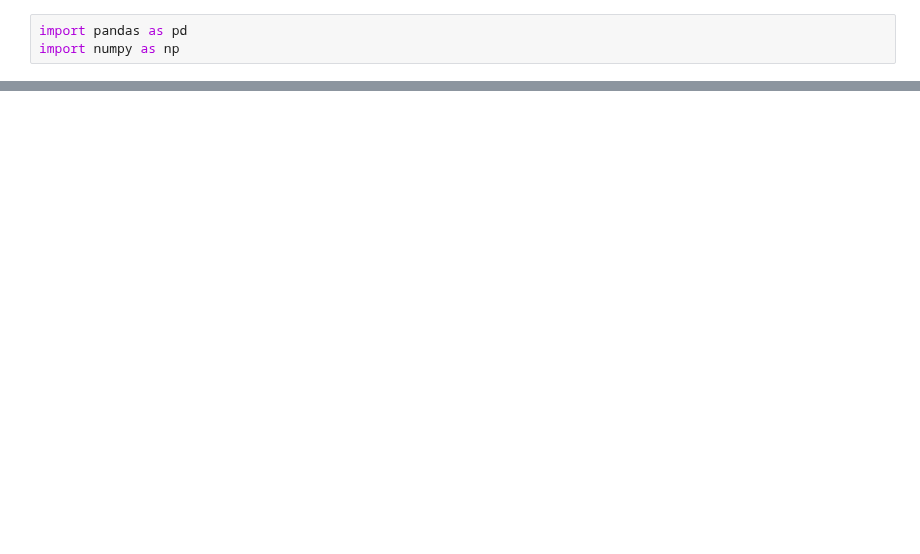
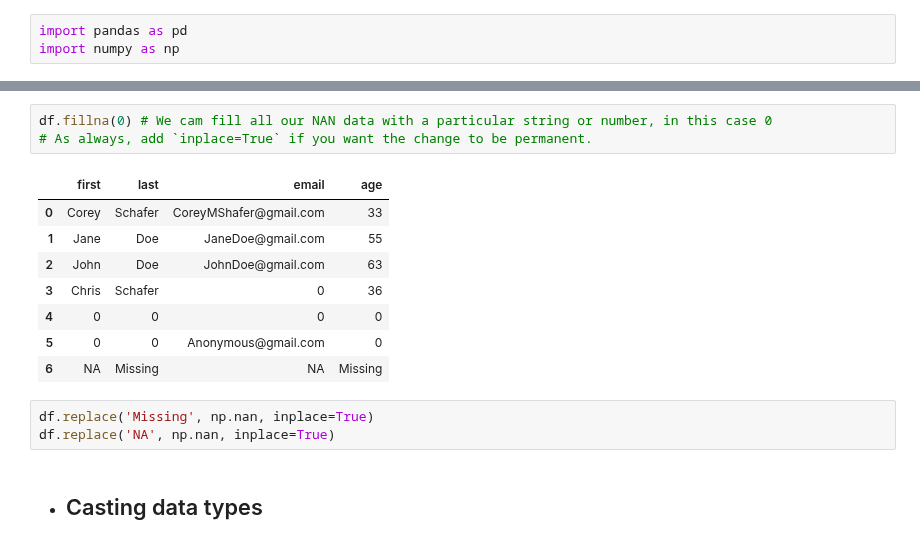
Before and after one commit to Ronnie5562/ML002, a Jupyter notebook: Section2/Pandas/Data_cleaning.ipynb, the cells around one changed output, grey strips where cells are left out. Cells and saved outputs as stored; diff of their text form; blank space fills up the shorter version.

```diff
--- a/Section2/Pandas/Data_cleaning.ipynb
+++ b/Section2/Pandas/Data_cleaning.ipynb
@@ -37,0 +68,17 @@ df.dropna(axis='index', how='any', subset=[])
+# %%
+df.fillna(0) # We cam fill all our NAN data with a particular string or number, in this case 0
+# As always, add `inplace=True` if you want the change to be permanent.
+# %% [output]
+|  | first | last | email | age |
+| 0 | Corey | Schafer | CoreyMShafer@gmail.com | 33 |
+| 1 | Jane | Doe | JaneDoe@gmail.com | 55 |
+| 2 | John | Doe | JohnDoe@gmail.com | 63 |
+| 3 | Chris | Schafer | 0 | 36 |
+| 4 | 0 | 0 | 0 | 0 |
+| 5 | 0 | 0 | Anonymous@gmail.com | 0 |
+| 6 | NA | Missing | NA | Missing |
+# %%
+df.replace('Missing', np.nan, inplace=True)
+df.replace('NA', np.nan, inplace=True)
+# %% [markdown]
+- ##  Casting data types
```
Also changed, not shown: parts of 14 cells of this notebook, 4 other files.
